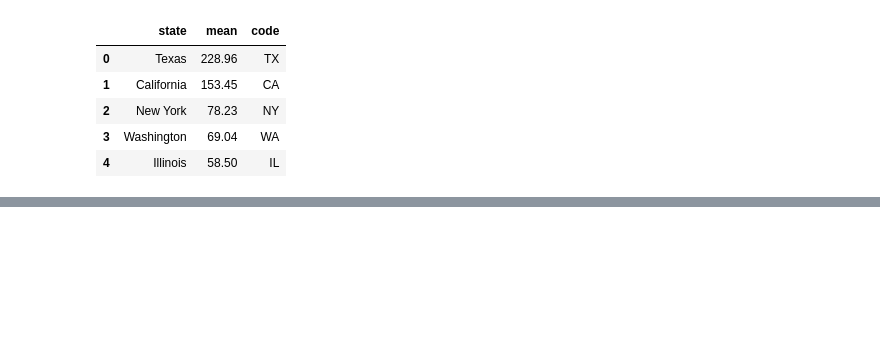
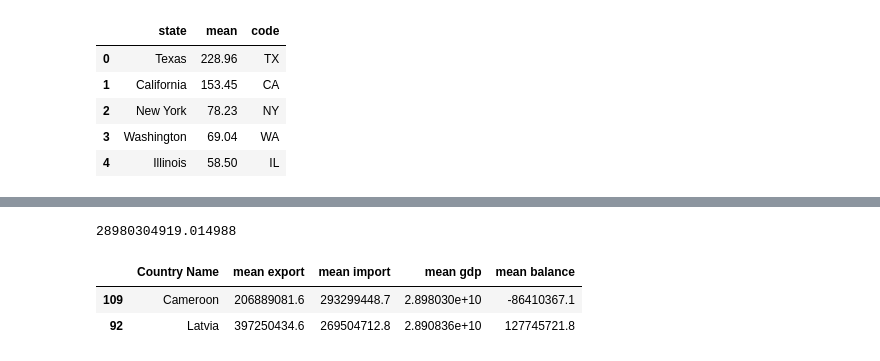
Before and after one commit to 8135tao/US-import-export, a Jupyter notebook: PRESENT.ipynb, the cells around one changed output, grey strips where cells are left out. Cells and saved outputs as stored; diff of their text form; code cells hidden in the pictures; blank space fills up the shorter version.

```diff
--- a/PRESENT.ipynb
+++ b/PRESENT.ipynb
@@ -84,0 +109,11 @@ mean_gdp_expo_impo_df.head()
+# %%
+
+
+mid_gdp = np.median(mean_gdp_expo_impo_df['mean gdp'])
+print(mid_gdp)
+mean_gdp_expo_impo_df.iloc[(mean_gdp_expo_impo_df['mean gdp']-mid_gdp).abs().argsort()[:2]]
+# %% [output]
+28980304919.014988
+|  | Country Name | mean export | mean import | mean gdp | mean balance |
+| 109 | Cameroon | 206889081.6 | 293299448.7 | 2.898030e+10 | -86410367.1 |
+| 92 | Latvia | 397250434.6 | 269504712.8 | 2.890836e+10 | 127745721.8 |
```
Also changed, not shown: parts of 8 cells of this notebook, 5 other files.
